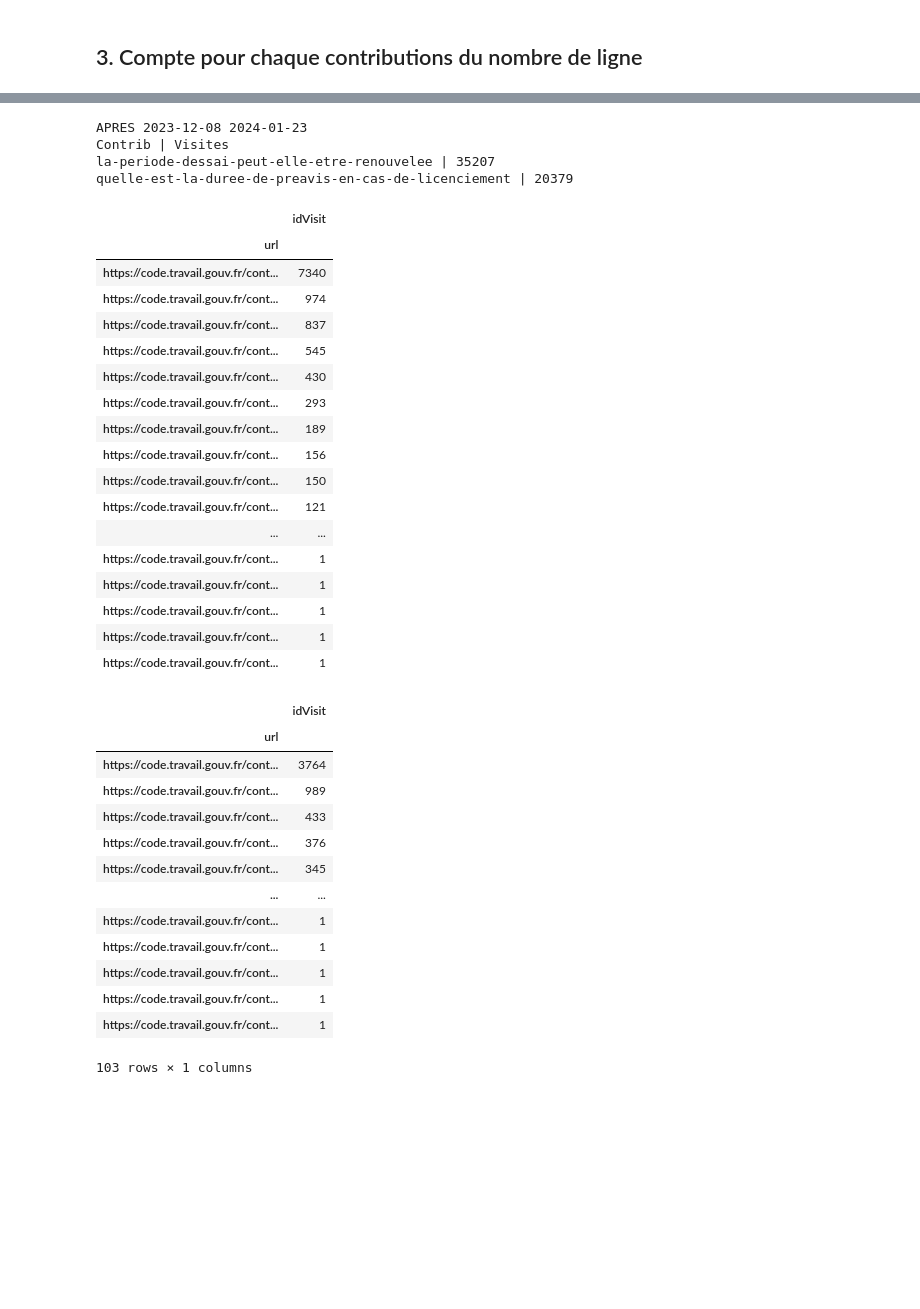
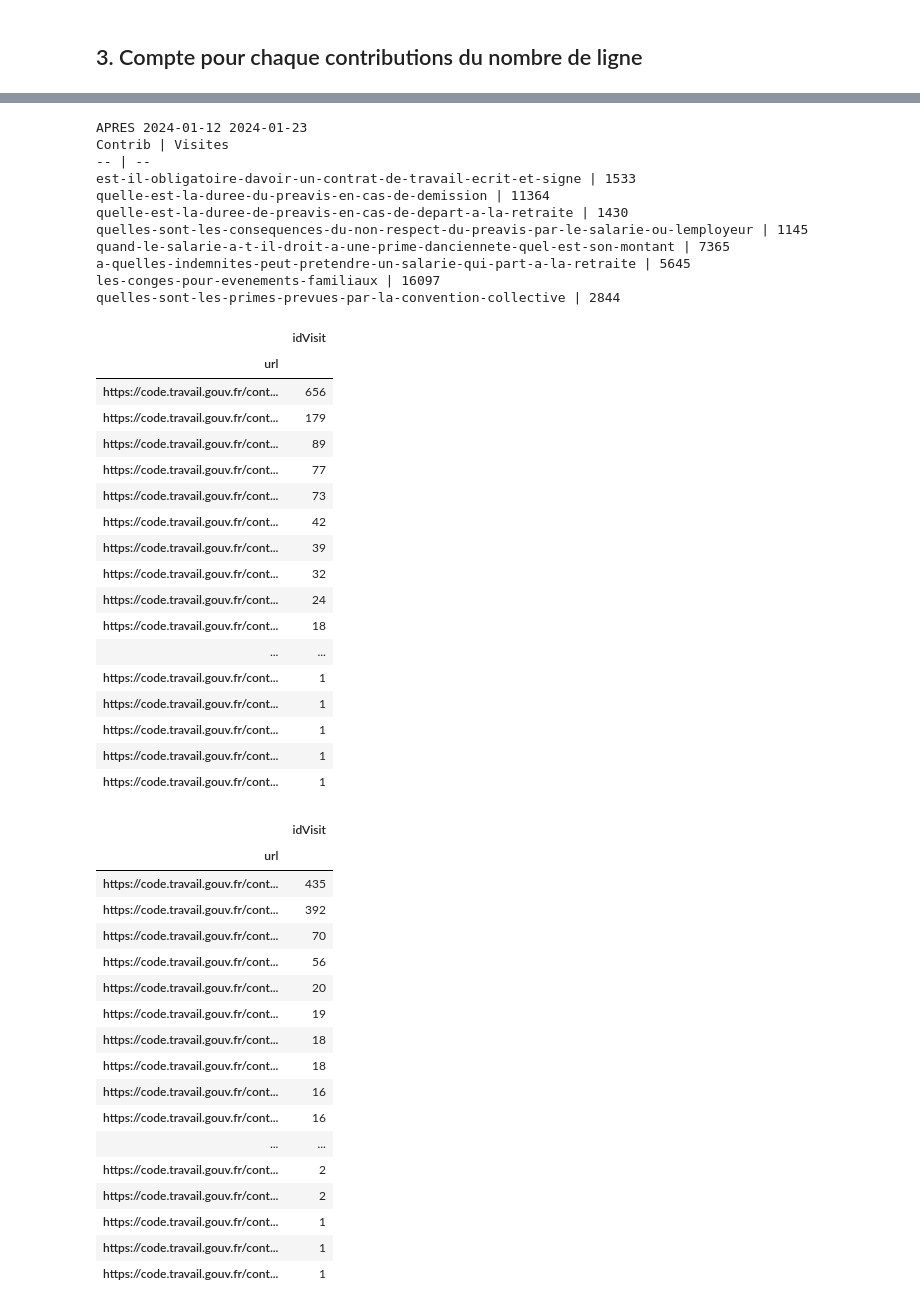
Before and after one commit to SocialGouv/cdtn-monolog, a Jupyter notebook: explorations/visites_contributions.ipynb, the cells around one changed output, grey strips where cells are left out. Saved outputs shown, nothing was run; the diff lists cells and outputs as text; code cells hidden in the pictures; blank space fills up the shorter version.

```diff
--- a/explorations/visites_contributions.ipynb
+++ b/explorations/visites_contributions.ipynb
@@ -41,3 +62,9 @@ query_after_end = "2024-01-23"
+# %%
+def format_url(df: pd.DataFrame):
+    df['url'] = df['url'].str.split('#').str[0].str.split('?').str[0]
+    df = df[df["type"]=="visit_content"]
+    df = df[~df['idVisit'].duplicated(keep=False)]
+    return df
 # %% [markdown]
 ## 2. Récupération des queries sur elasticsearch
 # %%
@@ -94,2 +122,3 @@ logs_before = es_connector.execute_query(QUERY_BEFORE, "logs-new")
 # %%
 logs_after = es_connector.execute_query(QUERY_AFTER, "logs-new")
+logs_after_formated = format_url(logs_after.copy())
@@ -138,38 +164,41 @@ Contrib | Visites
 # %%
 ### Après
 # %%
-nombre_de_lignes_par_chaine = []
-
-for c in contribs:
-    count = logs_after['url'].apply(lambda x: c in x).sum()
-    nombre_de_lignes_par_chaine.append(count)
-
 print(f"APRES", query_after_start, query_after_end)
 print(f"Contrib | Visites")
-for chaine, count in zip(contribs, nombre_de_lignes_par_chaine):
-    print(f"{chaine} | {count}")
+print(f"-- | --")
+for c in contribs:
+    count = logs_after_formated['url'].apply(lambda x: c in x).sum()
+    print(f"{c} | {count}")
 # %% [output]
-APRES 2023-12-08 2024-01-23
+APRES 2024-01-12 2024-01-23
 Contrib | Visites
-la-periode-dessai-peut-elle-etre-renouvelee | 35207
-quelle-est-la-duree-de-preavis-en-cas-de-licenciement | 20379
+-- | --
+est-il-obligatoire-davoir-un-contrat-de-travail-ecrit-et-signe | 1533
+quelle-est-la-duree-du-preavis-en-cas-de-demission | 11364
+quelle-est-la-duree-de-preavis-en-cas-de-depart-a-la-retraite | 1430
+quelles-sont-les-consequences-du-non-respect-du-preavis-par-le-salarie-ou-lemployeur | 1145
+quand-le-salarie-a-t-il-droit-a-une-prime-danciennete-quel-est-son-montant | 7365
+a-quelles-indemnites-peut-pretendre-un-salarie-qui-part-a-la-retraite | 5645
+les-conges-pour-evenements-familiaux | 16097
+quelles-sont-les-primes-prevues-par-la-convention-collective | 2844
 # %%
-filtered_logs = logs_before[logs_before['url'].str.contains('quelle-est-la-duree-de-preavis-en-cas-de-licenciement')]
+filtered_logs = logs_before_formated[logs_before_formated['url'].str.contains('quelle-est-la-duree-de-preavis-en-cas-de-licenciement')]
 
 filtered_logs.groupby(by=["url"]).agg({"idVisit": "nunique"}).sort_values(by="idVisit", ascending=False).head(1000)
 # %% [output]
 |  | idVisit |
 | url |  |
-| https://code.travail.gouv.fr/cont... | 7340 |
-| https://code.travail.gouv.fr/cont... | 974 |
-| https://code.travail.gouv.fr/cont... | 837 |
-| https://code.travail.gouv.fr/cont... | 545 |
-| https://code.travail.gouv.fr/cont... | 430 |
-| https://code.travail.gouv.fr/cont... | 293 |
-| https://code.travail.gouv.fr/cont... | 189 |
-| https://code.travail.gouv.fr/cont... | 156 |
-| https://code.travail.gouv.fr/cont... | 150 |
-| https://code.travail.gouv.fr/cont... | 121 |
+| https://code.travail.gouv.fr/cont... | 656 |
+| https://code.travail.gouv.fr/cont... | 179 |
+| https://code.travail.gouv.fr/cont... | 89 |
+| https://code.travail.gouv.fr/cont... | 77 |
+| https://code.travail.gouv.fr/cont... | 73 |
+| https://code.travail.gouv.fr/cont... | 42 |
+| https://code.travail.gouv.fr/cont... | 39 |
+| https://code.travail.gouv.fr/cont... | 32 |
+| https://code.travail.gouv.fr/cont... | 24 |
+| https://code.travail.gouv.fr/cont... | 18 |
 | ... | ... |
 | https://code.travail.gouv.fr/cont... | 1 |
 | https://code.travail.gouv.fr/cont... | 1 |
@@ -177,20 +206,24 @@ filtered_logs.groupby(by=["url"]).agg({"idVisit": "nunique"}).sort_values(by="id
 | https://code.travail.gouv.fr/cont... | 1 |
 | https://code.travail.gouv.fr/cont... | 1 |
 # %%
-filtered_logs = logs_after[logs_after['url'].str.contains('quelle-est-la-duree-de-preavis-en-cas-de-licenciement')]
+filtered_logs = logs_after_formated[logs_after_formated['url'].str.contains('quelle-est-la-duree-de-preavis-en-cas-de-licenciement')]
 filtered_logs.groupby(by=["url"]).agg({"idVisit": "nunique"}).sort_values(by="idVisit", ascending=False)
 # %% [output]
 |  | idVisit |
 | url |  |
-| https://code.travail.gouv.fr/cont... | 3764 |
-| https://code.travail.gouv.fr/cont... | 989 |
-| https://code.travail.gouv.fr/cont... | 433 |
-| https://code.travail.gouv.fr/cont... | 376 |
-| https://code.travail.gouv.fr/cont... | 345 |
+| https://code.travail.gouv.fr/cont... | 435 |
+| https://code.travail.gouv.fr/cont... | 392 |
+| https://code.travail.gouv.fr/cont... | 70 |
+| https://code.travail.gouv.fr/cont... | 56 |
+| https://code.travail.gouv.fr/cont... | 20 |
+| https://code.travail.gouv.fr/cont... | 19 |
+| https://code.travail.gouv.fr/cont... | 18 |
+| https://code.travail.gouv.fr/cont... | 18 |
+| https://code.travail.gouv.fr/cont... | 16 |
+| https://code.travail.gouv.fr/cont... | 16 |
 | ... | ... |
+| https://code.travail.gouv.fr/cont... | 2 |
+| https://code.travail.gouv.fr/cont... | 2 |
 | https://code.travail.gouv.fr/cont... | 1 |
 | https://code.travail.gouv.fr/cont... | 1 |
 | https://code.travail.gouv.fr/cont... | 1 |
-| https://code.travail.gouv.fr/cont... | 1 |
-| https://code.travail.gouv.fr/cont... | 1 |
-103 rows × 1 columns
```
Also changed, not shown: parts of 6 cells of this notebook.
